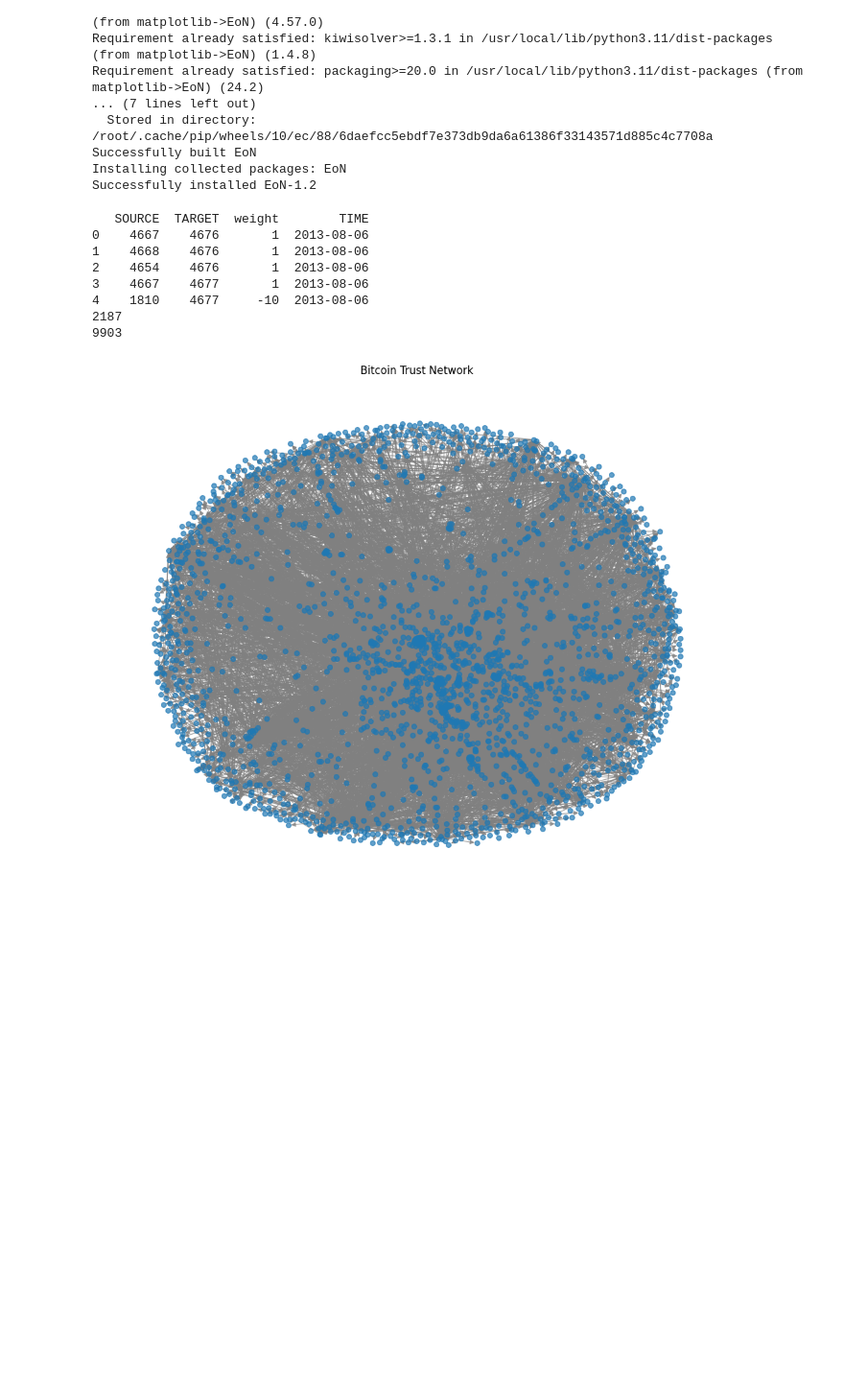
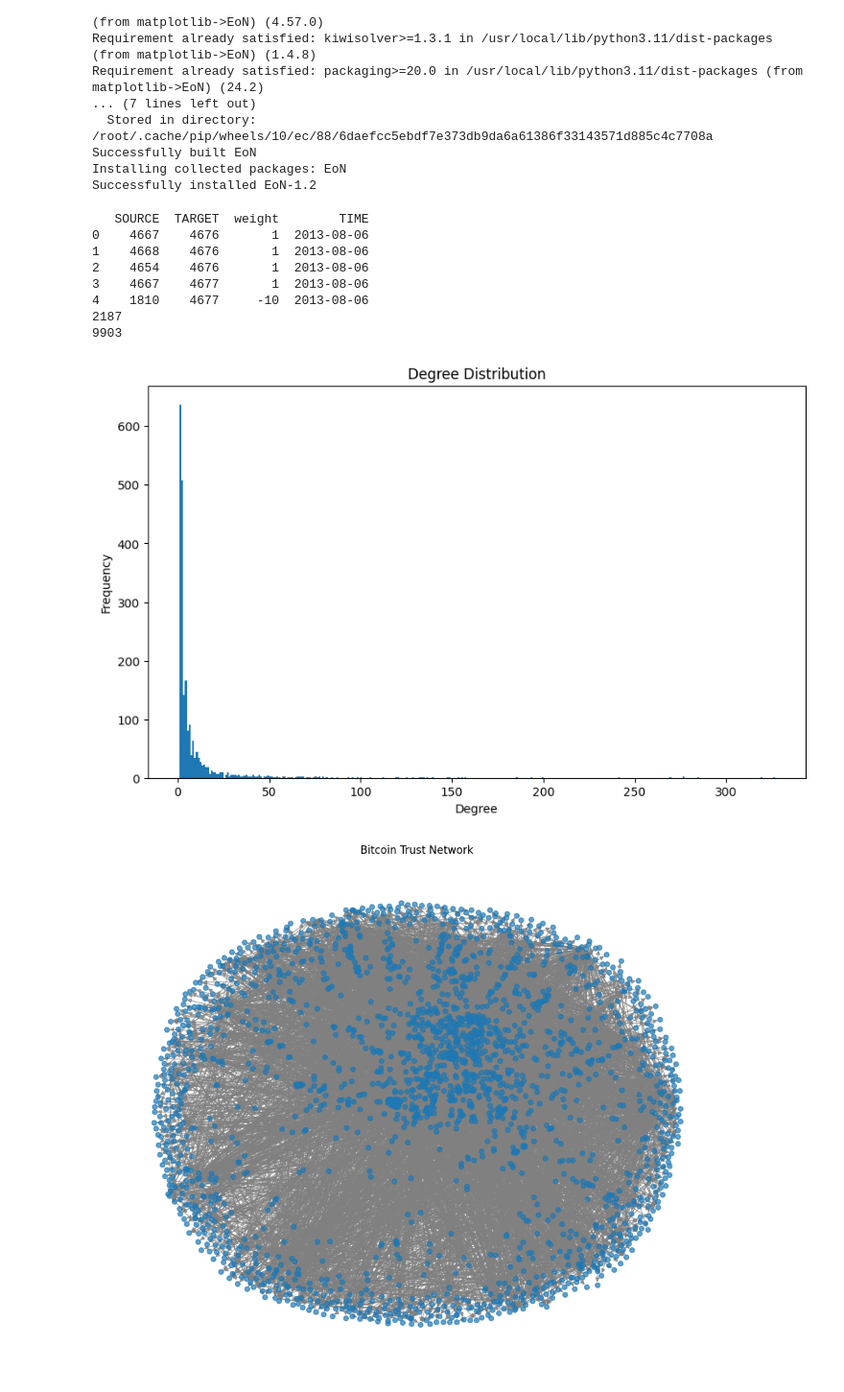
Before and after one commit to tskz48/TrustPropogationinEpidemicSpreadingModels, a Jupyter notebook: TrustPropagation.ipynb, the cells around one changed output. Shown at 96% size. Drawn from its saved outputs; the diff is of its cells as text; code cells hidden in the pictures; blank space fills up the shorter version.

```diff
--- a/TrustPropagation.ipynb
+++ b/TrustPropagation.ipynb
@@ -45,6 +45,14 @@ print(df.head())
 G = nx.from_pandas_edgelist(df, source='SOURCE', target='TARGET', edge_attr='weight', create_using=nx.DiGraph())
 print(G.number_of_nodes())
 print(G.number_of_edges())
+
+total_degrees = [deg for node, deg in G.degree()]
+plt.figure(figsize=(10,6))
+plt.hist(total_degrees,bins=range(max(total_degrees)+2))
+plt.title("Degree Distribution")
+plt.xlabel("Degree")
+plt.ylabel("Frequency")
+plt.show()
 # Visualize the network
 plt.figure(figsize=(10, 8))
 pos = nx.spring_layout(G, seed=42)
@@ -94,34 +102,35 @@ t2,S2,I2,R2= EoN.fast_SIR(      #SIR simulation, tmax=100 means that the simulat
     tmax=50)
 print(S[0])
 print(S2[0])
 # Epidemic Curve which plots the number of nodes at each stage (susceptible, infected, recovered) since the beginning of time.
 plt.figure(figsize=(10, 6))
 plt.plot(t, S, label="Susceptible for Bitcoin Network",alpha=0.7, color='green')
 plt.plot(t, I, label="Infected for Bitcoin Network",alpha=0.7, color='red')
 plt.plot(t, R, label="Recovered for Bitcoin Network",alpha=0.7, color='blue')
 plt.xlabel("Time")
 plt.ylabel("Number of Nodes")
 plt.title("SIR Trust Propagation Over Time.")
 plt.plot(t2, S2, label="Susceptible for Random Network",alpha=0.7,linestyle='dashed', color='green')
 plt.plot(t2, I2, label="Infected for Random Network",alpha=0.7,linestyle='dashed', color='red')
 plt.plot(t2, R2, label="Recovered for Random Network",alpha=0.7,linestyle='dashed', color='blue')
 plt.legend()
 plt.grid(True)
 plt.show()
 
 # The number of susceptible nodes reduced at a faster rate for the Bitcoin Net compared to the random net, from the start to t=2.5. as shown be the curve of the Bitcoin Net having a steeper gradient. The number of susceptible nodes reduced to less than 750 from 2177 within the first five time steps.
 # The number of infected nodes for both graphs increase to about 800 in the first 2.5 time steps, before decreasing to 0 by time step 20.
 # The number of recovered nodes plateaued at slightly over 1500 for the Bitcoin network, but plateaued at close to 1900 for the random network. The number of recovered nodes no longer increased after.
 # %% [output]
    SOURCE  TARGET  weight        TIME
 0    4667    4676       1  2013-08-06
 1    4668    4676       1  2013-08-06
 2    4654    4676       1  2013-08-06
 3    4667    4677       1  2013-08-06
 4    1810    4677     -10  2013-08-06
 2187
 9903
-[figure, old version]
+[figure, new version]
+[figure, new version]
 Average Transmission Rate (tau): 0.5085
 Average Recovery Rate (gamma): 0.4915
 2177
```
Also changed, not shown: parts of 1 cell of this notebook.
